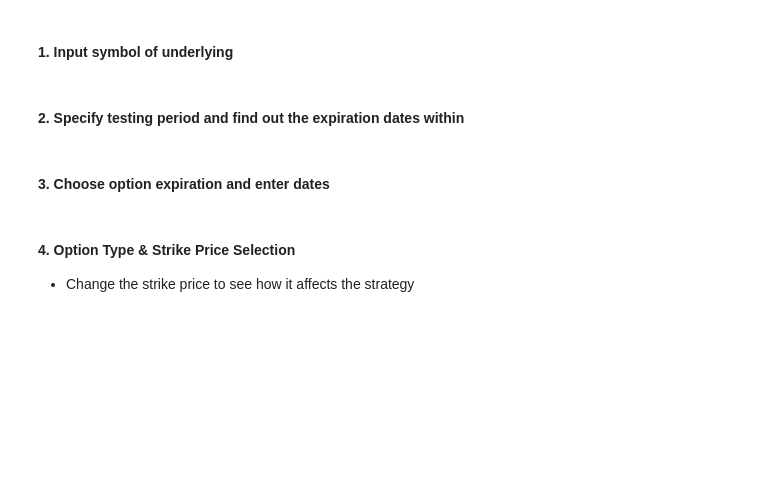
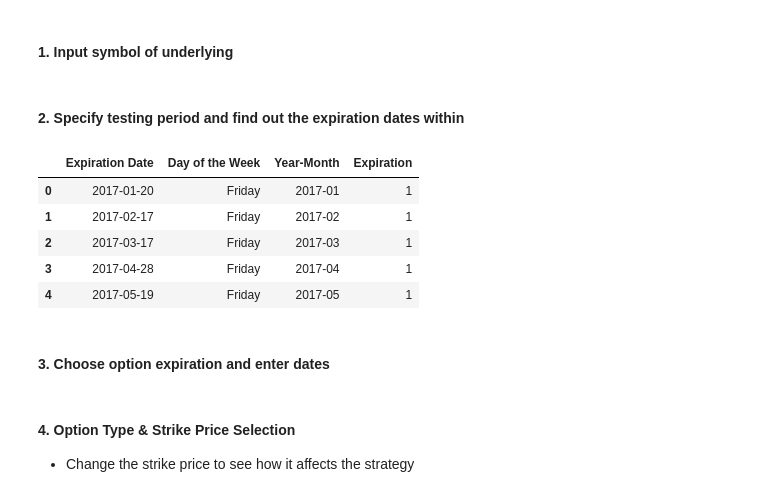
Before and after one commit to chen-albert-liang/Optegic, a Jupyter notebook: BullishStrategy/Test.ipynb, the cells around one changed output. Saved outputs shown, nothing was run; the diff lists cells and outputs as text; code cells hidden in the pictures; blank space fills up the shorter version.

```diff
--- a/BullishStrategy/Test.ipynb
+++ b/BullishStrategy/Test.ipynb
@@ -27,9 +30,17 @@ Ticker = 'MSFT'
 #### 2. Specify testing period and find out the expiration dates within
 # %%
 Start_Date = datetime.datetime(2017, 1, 4)
-End_Date = datetime.datetime(2018,5, 31)
+End_Date = datetime.datetime(2017,5, 31)
 
-expiry = GetExpiration(Ticker, Start_Date, End_Date, []).expiration_dates
+expiry = GetDays(Ticker, Start_Date, End_Date, []).expiration_dates
+expiry
+# %% [output]
+|  | Expiration Date | Day of the Week | Year-Month | Expiration |
+| 0 | 2017-01-20 | Friday | 2017-01 | 1 |
+| 1 | 2017-02-17 | Friday | 2017-02 | 1 |
+| 2 | 2017-03-17 | Friday | 2017-03 | 1 |
+| 3 | 2017-04-28 | Friday | 2017-04 | 1 |
+| 4 | 2017-05-19 | Friday | 2017-05 | 1 |
 # %% [markdown]
 #### 3. Choose option expiration and  enter dates
 # %%
```
Also changed, not shown: parts of 23 cells of this notebook, 6 other files.
